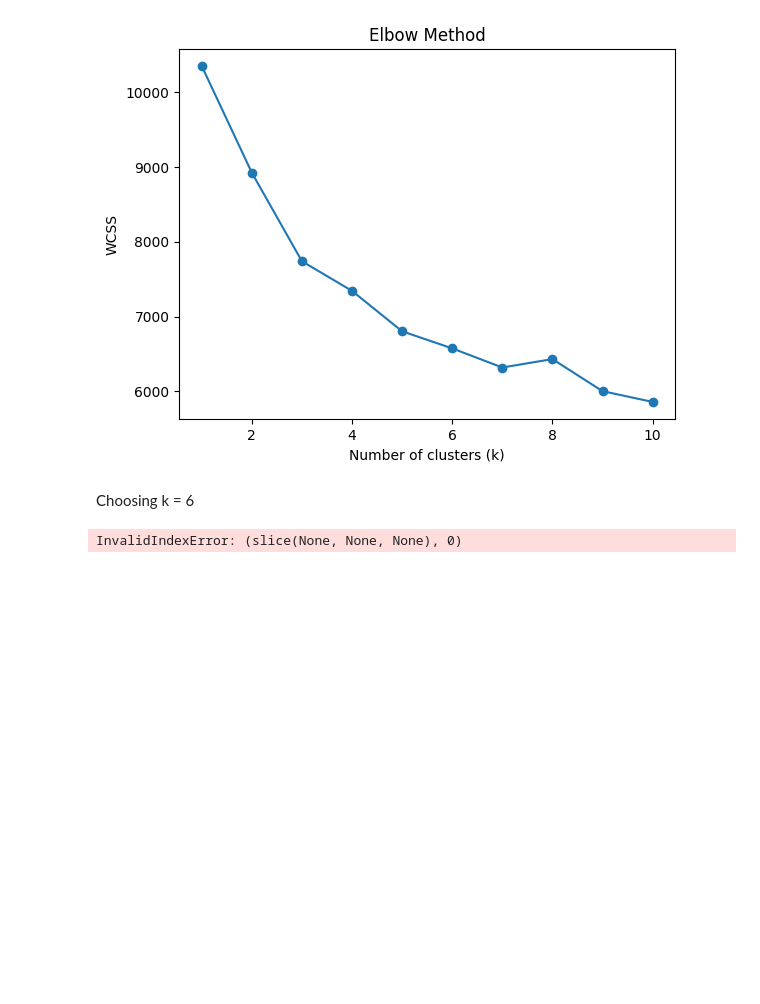
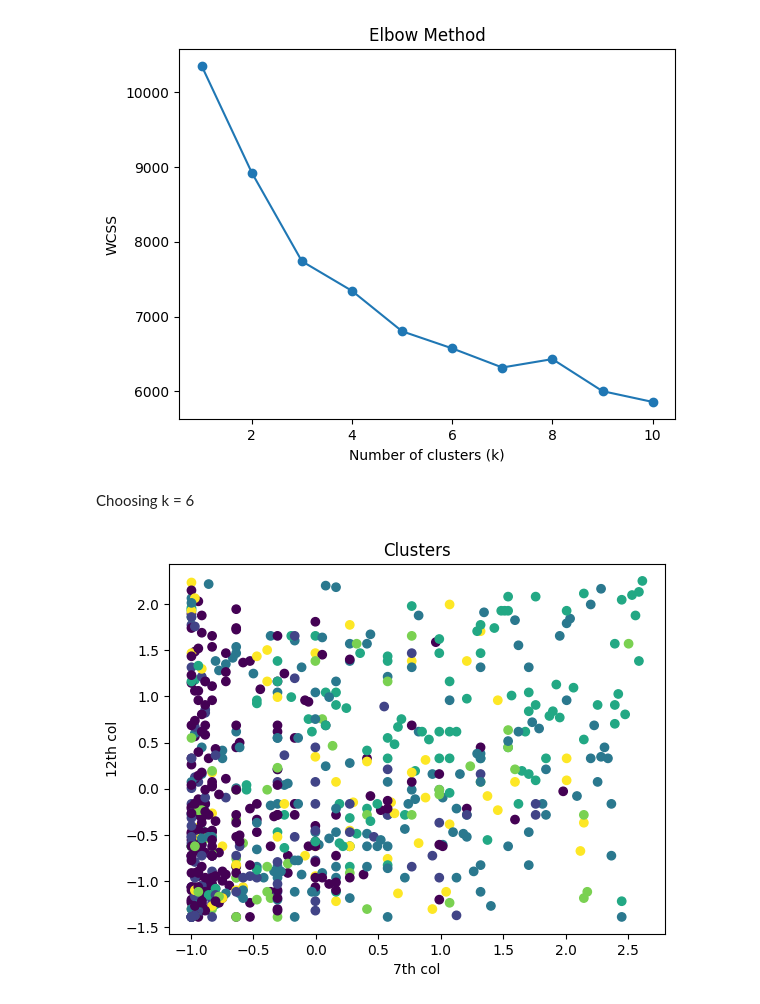
Before and after one commit to Game-Coder-94/Loan-Approval-Model, a Jupyter notebook: clustering.ipynb, the cells around one changed output. Cells and saved outputs as stored; diff of their text form; code cells hidden in the pictures; blank space fills up the shorter version.

```diff
--- a/clustering.ipynb
+++ b/clustering.ipynb
@@ -26,10 +26,10 @@ Choosing k = 6
 kmeans = KMeans(n_clusters = 6, random_state = 42)
 features['Clusters'] = kmeans.fit_predict(features)
 # %%
-plt.scatter(features[:, 0], features[:, 1], c = features['Clusters'], cmap = 'viridis')
+plt.scatter(features.iloc[:, 7], features.iloc[:, 12], c = features['Clusters'], cmap = 'viridis')
 plt.title('Clusters')
-plt.xlabel('first col')
-plt.ylabel('second col')
+plt.xlabel('7th col')
+plt.ylabel('12th col')
 plt.show()
 # %% [output]
-InvalidIndexError: (slice(None, None, None), 0)
+[figure, added]
```
Also changed, not shown: parts of 1 cell of this notebook, 3 other files.
